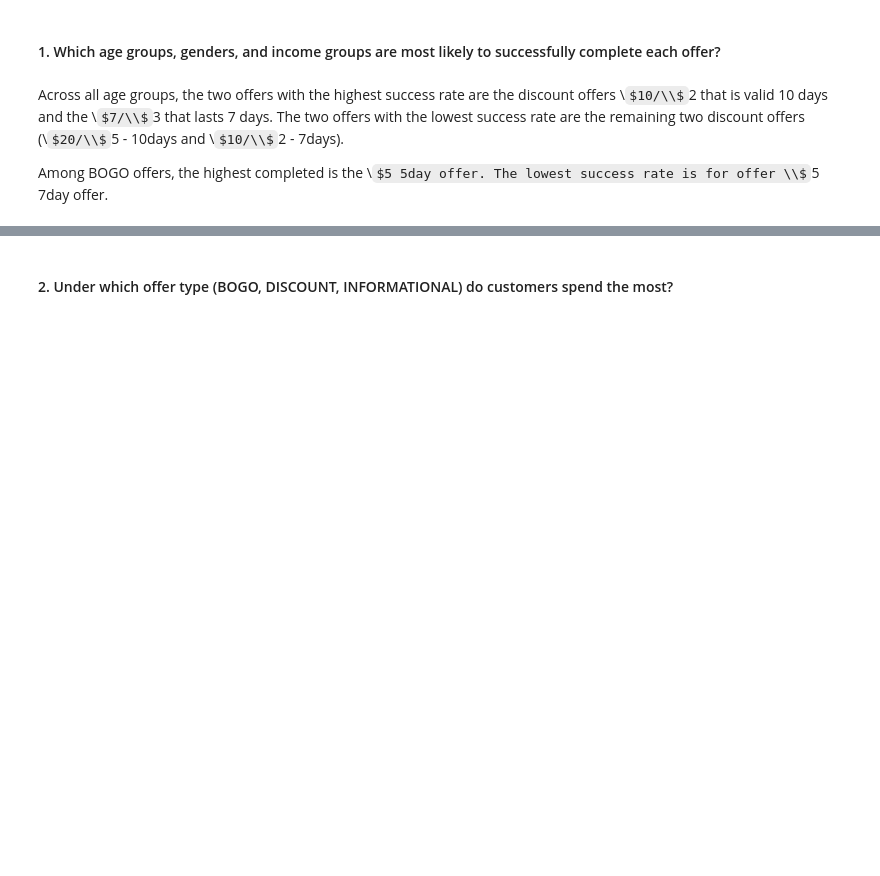
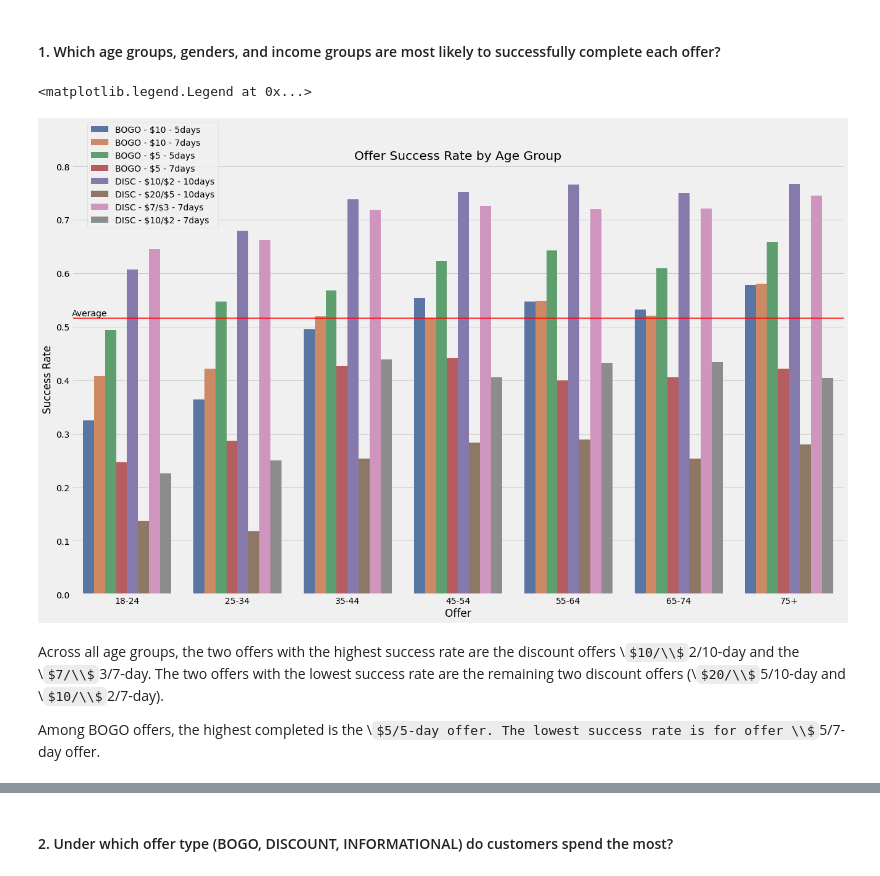
Before and after one commit to jnish23/Starbucks-Capstone, a Jupyter notebook: Starbucks_Capstone_notebook.ipynb, the cells around one changed output, grey strips where cells are left out. Saved outputs shown, nothing was run; the diff lists cells and outputs as text; code cells hidden in the pictures; some formulas as TeX source; blank space fills up the shorter version.

```diff
--- a/Starbucks_Capstone_notebook.ipynb
+++ b/Starbucks_Capstone_notebook.ipynb
@@ -737,0 +826,3 @@ master_df
+# %%
+master_df = pd.read_csv('master_df.csv')
+master_df
@@ -742,24 +849,28 @@ master_df
 # %%
 success_rate_by_age = bogo_disc_offers.groupby(['age_group', 'readable_id'])['offer_successful'].mean().reset_index()
 
 avg_success_rate = bogo_disc_offers['offer_successful'].mean()
 
 
 fig, ax = plt.subplots(figsize=(20,12))
 sns.barplot(data = success_rate_by_age, x='age_group', y='offer_successful', hue='readable_id', ax=ax, palette='deep')
 ax.set_ylabel('Success Rate')
-ax.set_xlabel('Age Group')
+ax.set_xlabel('Offer')
 ax.set_title('Offer Success Rate by Age Group')
 
 ax.axhline(avg_success_rate, color='red', linewidth=1.5)
+ax.annotate('Average', (-0.5, 0.52))
 
 plt.legend(loc=(0.02,0.85))
+# %% [output]
+<matplotlib.legend.Legend at 0x...>
+[figure, added]
 # %% [markdown]
-Across all age groups, the two offers with the highest success rate are the discount offers \\$10/\\$2 that is valid 10 days and the \\$7/\\$3 that lasts 7 days.
-The two offers with the lowest success rate are the remaining two discount offers (\\$20/\\$5 - 10days and \\$10/\\$2 - 7days).
+Across all age groups, the two offers with the highest success rate are the discount offers \\$10/\\$2/10-day and the \\$7/\\$3/7-day.
+The two offers with the lowest success rate are the remaining two discount offers (\\$20/\\$5/10-day and \\$10/\\$2/7-day).
 
 
-Among BOGO offers, the highest completed is the \\$5 5day offer. The lowest success rate is for offer \\$5 7day offer.
+Among BOGO offers, the highest completed is the \\$5/5-day offer. The lowest success rate is for offer \\$5/7-day offer.
 # %%
 success_rate_by_gender = bogo_disc_offers.groupby(['gender', 'readable_id'])['offer_successful'].mean().reset_index()
 
```
Also changed, not shown: parts of 54 cells of this notebook, 3 other files.
